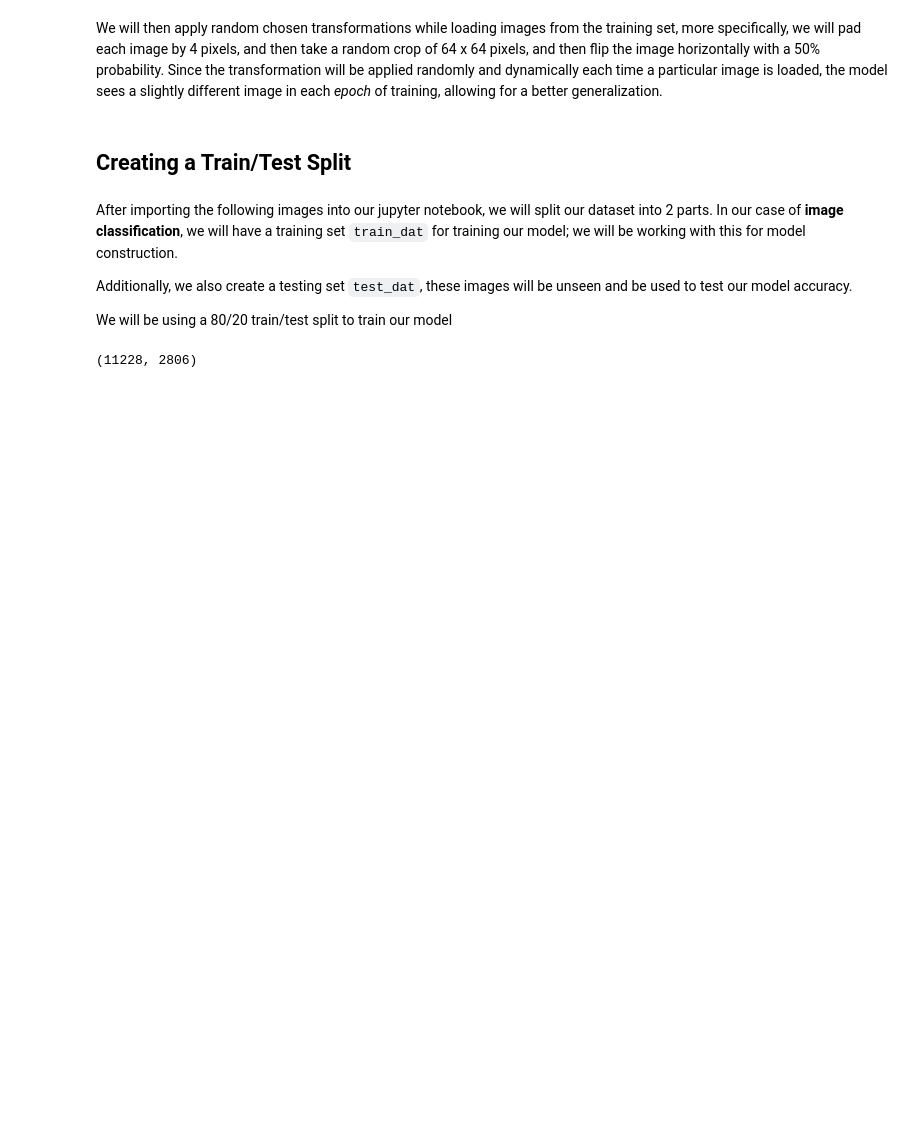
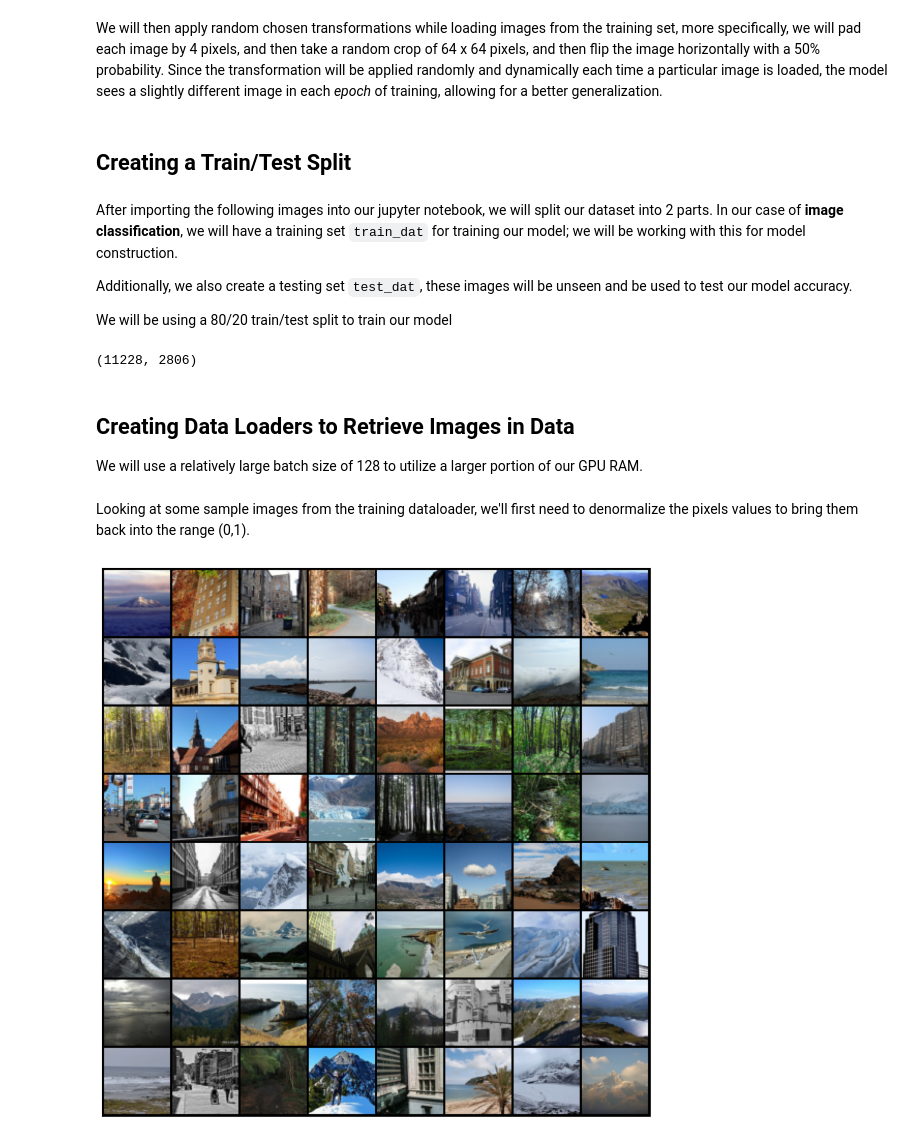
Before and after one commit to Vondent/image-classification, a Jupyter notebook: image-classification.ipynb, the cells around one changed output. Saved outputs shown, nothing was run; the diff lists cells and outputs as text; code cells hidden in the pictures; blank space fills up the shorter version.

Commit message:
Loaded images

```diff
--- a/image-classification.ipynb
+++ b/image-classification.ipynb
@@ -88,3 +88,33 @@ train_dat, test_dat = random_split(train, [train_size, test_size])
 len(train_dat), len(test_dat)
 # %% [output]
 (11228, 2806)
+# %% [markdown]
+## Creating Data Loaders to Retrieve Images in Data
+
+We will use a relatively large batch size of 128 to utilize a larger portion of our GPU RAM.
+# %%
+batch_size = 128
+
+# PyTorch data loaders
+train_dl = DataLoader(train_dat, batch_size, shuffle=True, num_workers=2, pin_memory=True)
+valid_dl = DataLoader(test_dat, batch_size*2, num_workers=2, pin_memory=True)
+test_dl = DataLoader(test, batch_size*2, num_workers=2, pin_memory=True)
+# %% [markdown]
+Looking at some sample images from the training dataloader, we'll first need to denormalize the pixels values to bring them back into the range (0,1).
+# %%
+def denormalize(images, means, stds):
+    means = torch.tensor(means).reshape(1, 3, 1, 1)
+    stds = torch.tensor(stds).reshape(1, 3, 1, 1)
+    return images * stds + means
+
+def show_batch(dl):
+    for images, labels in dl:
+        fig, ax = plt.subplots(figsize=(12, 12))
+        ax.set_xticks([]); ax.set_yticks([])
+        denorm_images = denormalize(images, *stats)
+        ax.imshow(make_grid(denorm_images[:64], nrow=8).permute(1, 2, 0).clamp(0,1))
+        break
+# %%
+show_batch(train_dl)
+# %% [output]
+[figure, added]
```
Also changed, not shown: parts of 1 cell of this notebook.
